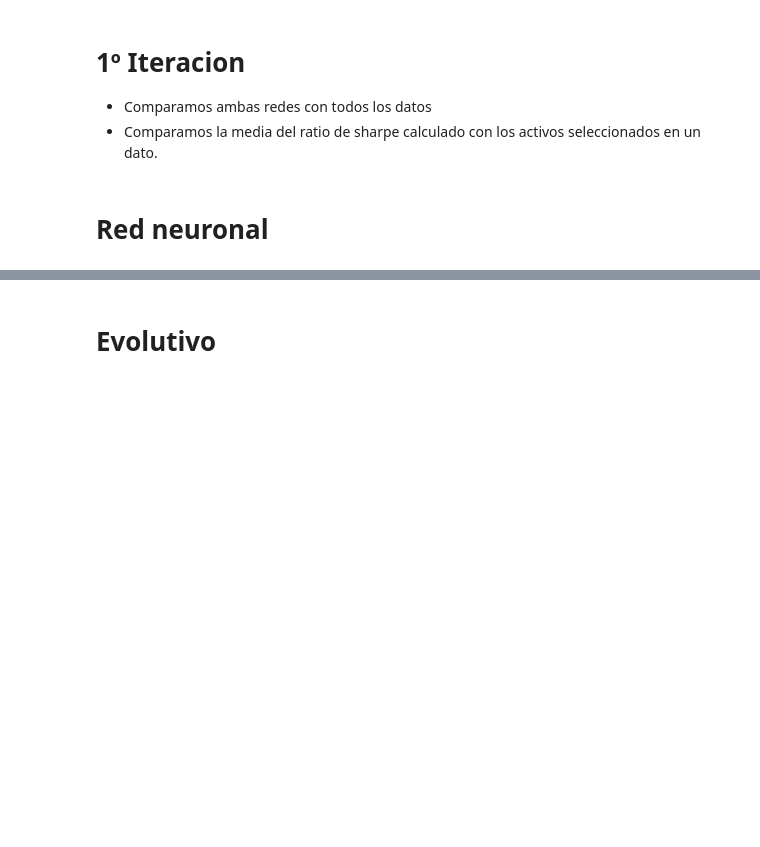
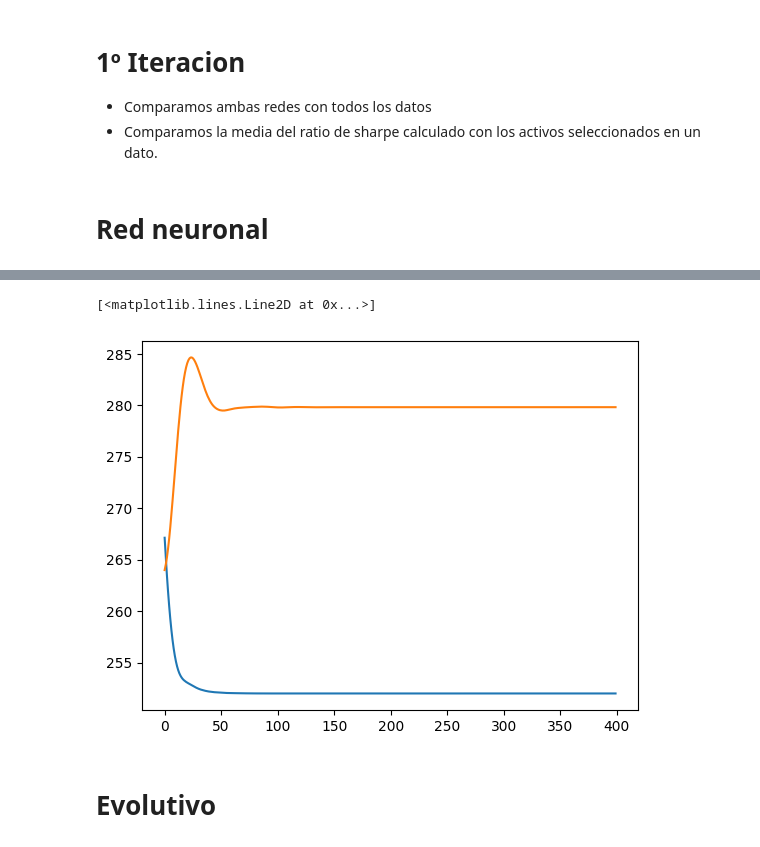
Before and after one commit to tintenderete/TFM, a Jupyter notebook: EVO/tfm_main.ipynb, the cells around one changed output, grey strips where cells are left out. Drawn from its saved outputs; the diff is of its cells as text; code cells hidden in the pictures; blank space fills up the shorter version.

```diff
--- a/EVO/tfm_main.ipynb
+++ b/EVO/tfm_main.ipynb
@@ -27,3 +35,5 @@ X.shape, Y.shape
+# %%
+Y_NORM = 2 * (Y - 0) / (30 - 0) - 1
 # %% [markdown]
 # 1º Iteracion
 - Comparamos ambas redes con todos los datos
@@ -32,0 +45,2 @@ X.shape, Y.shape
+# %%
+RN_model = gru_simple_v1_model(X, Y_NORM)
@@ -32,0 +67,6 @@ X.shape, Y.shape
+# %%
+h = RN_model.fit(X[0:800],Y_NORM[0:800],
+          epochs=400,
+          batch_size=X.shape[0],
+          validation_data = (X[800:], Y_NORM[800:])
+          )
@@ -33,3 +91,9 @@ X.shape, Y.shape
+# %%
+plt.plot(h.history["loss"])
+plt.plot(h.history["val_loss"])
+# %% [output]
+[<matplotlib.lines.Line2D at 0x...>]
+[figure, added]
 # %% [markdown]
 # Evolutivo
 # %% [markdown]
```
Also changed, not shown: parts of 5 cells of this notebook, 2 other files.
